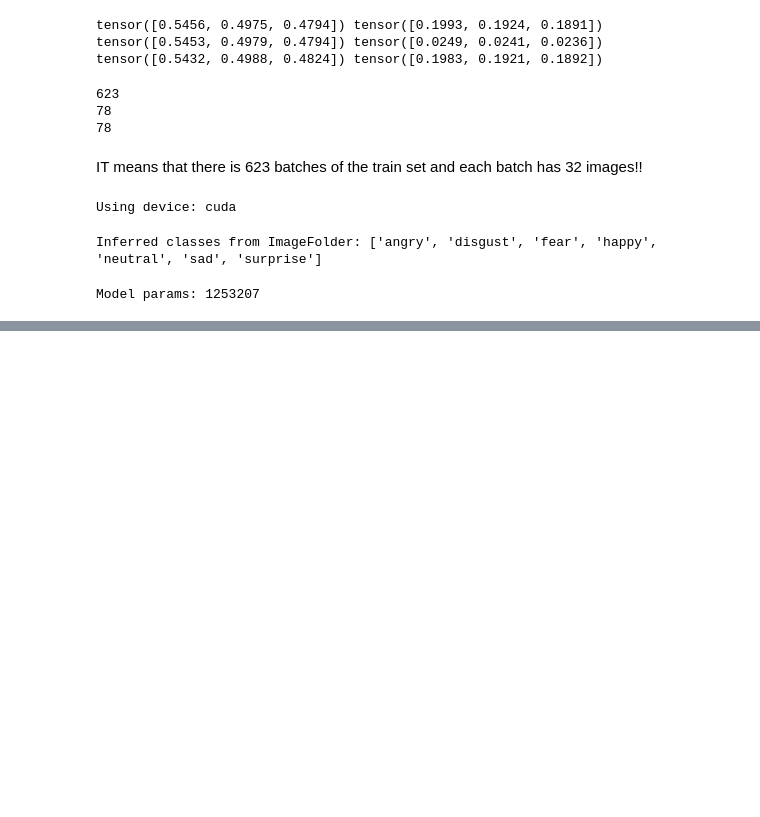
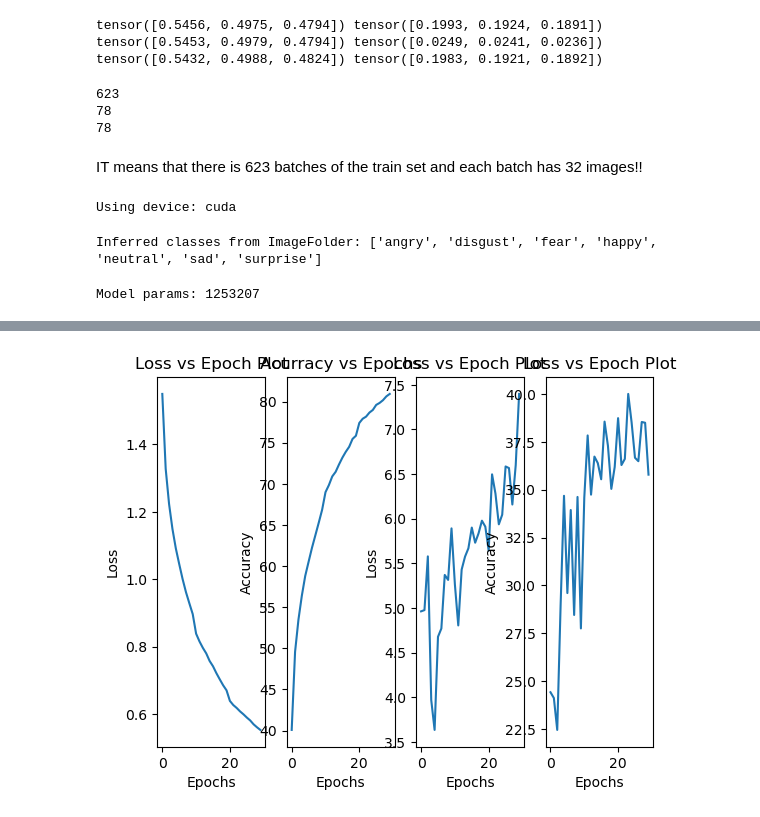
Before and after one commit to lolshark99/Project-Trial-first, a Jupyter notebook: Video_tut.ipynb, the cells around one changed output, grey strips where cells are left out. Saved outputs shown, nothing was run; the diff lists cells and outputs as text; code cells hidden in the pictures; blank space fills up the shorter version.

```diff
--- a/Video_tut.ipynb
+++ b/Video_tut.ipynb
@@ -219,7 +219,7 @@ class Training_loop(nn.Module):
 
         self.pool = nn.MaxPool2d(2)
         self.fc1 = nn.Linear(64 * 12 * 12, 128)
-        self.dropout = nn.Dropout(0.3)
+        self.dropout = nn.Dropout(0.4)
         self.fc2 = nn.Linear(128 ,  num_classes)
 
     def forward(self , x):
@@ -276,7 +276,7 @@ Inferred classes from ImageFolder: ['angry', 'disgust', 'fear', 'happy', 'neutra
 
 model = Training_loop(num_classes=num_classes).to(device)
 criterion = nn.CrossEntropyLoss()
-optimizer = optim.Adam(model.parameters(), lr=0.0001, weight_decay=1e-5)
+optimizer = optim.Adam(model.parameters(), lr=0.00005, weight_decay=1e-5)
 scheduler = torch.optim.lr_scheduler.StepLR(
     optimizer,step_size= 10 , gamma= 0.5
 )
@@ -326,18 +366,33 @@ Epoch 4, Loss: 1.0667, Val Acc: 35.35%
 # %%
 import matplotlib.pyplot as plt
-plt.subplot(1 , 2, 1)
-plt.plot(loss_list)
+plt.subplot(1 , 4, 1)
+plt.plot(loss_list_train)
 plt.xlabel("Epochs")
 plt.ylabel("Loss")
 plt.title("Loss vs Epoch Plot")
 
-plt.subplot(1 ,2,2)
-plt.plot(accuracy_per_epoch)
+plt.subplot(1 ,4,2)
+plt.plot(accuracy_per_epoch_train)
 plt.xlabel("Epochs")
 plt.ylabel("Accuracy")
 plt.title("Acurracy vs Epochs")
+
+plt.subplot(1 , 4, 3)
+plt.plot(loss_list_val)
+plt.xlabel("Epochs")
+plt.ylabel("Loss")
+plt.title("Loss vs Epoch Plot")
+
+plt.subplot(1 , 4, 4)
+plt.plot(accuracy_per_epoch_val)
+plt.xlabel("Epochs")
+plt.ylabel("Accuracy")
+plt.title("Loss vs Epoch Plot")
+
 plt.show()
 #not a good accuracy!!
+# %% [output]
+[figure, added]
 # %%
 predictions = []
 labels_list = []
```
Also changed, not shown: parts of 4 cells of this notebook.
